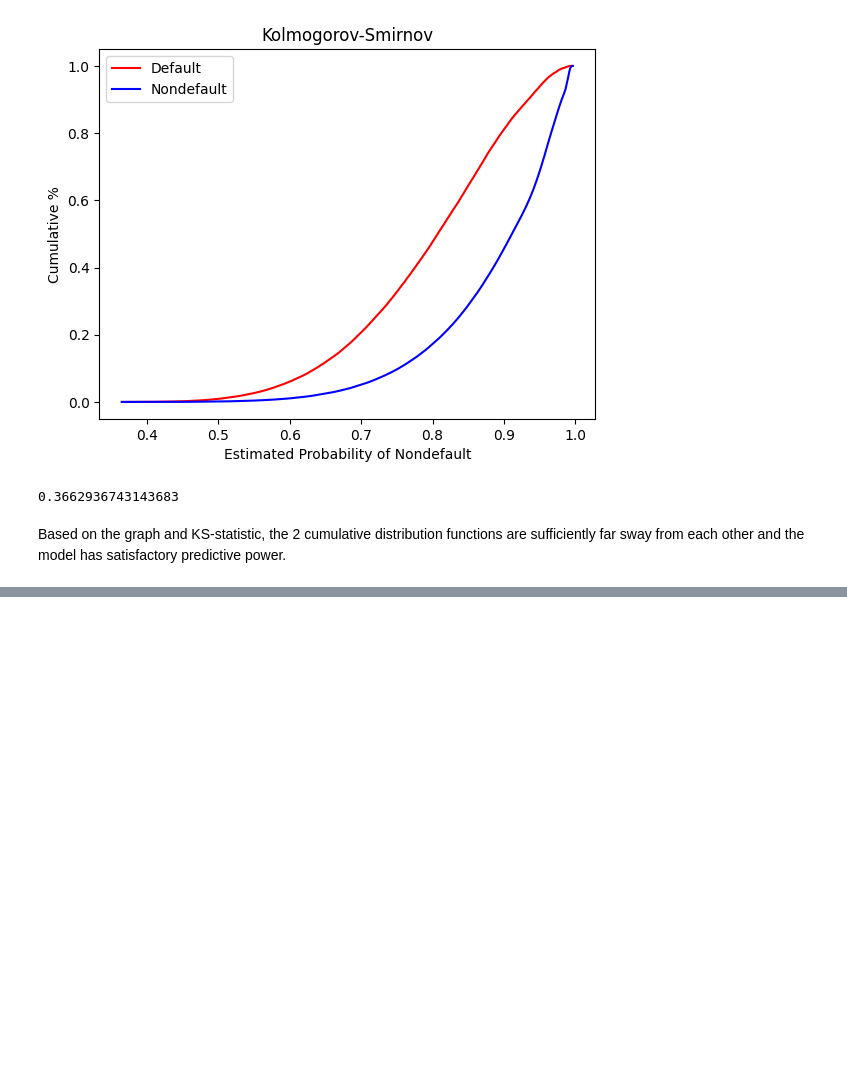
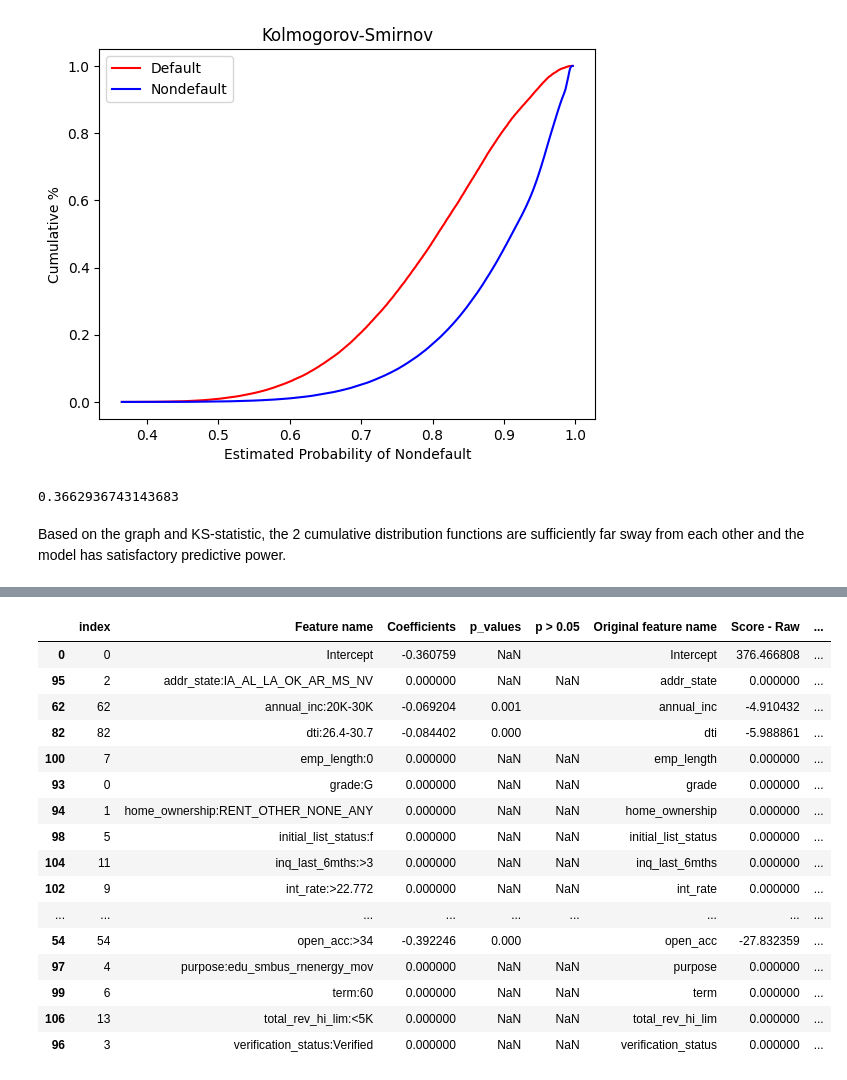
Before and after one commit to z252zhu/Credit-Risk-Modeling-on-Loan-Data, a Jupyter notebook: Credir Risk Modeling on Lending Club Loan Data - Modeling.ipynb, the cells around one changed output, grey strips where cells are left out. Drawn from its saved outputs; the diff is of its cells as text; code cells hidden in the pictures; blank space fills up the shorter version.

```diff
--- a/Credir Risk Modeling on Lending Club Loan Data - Modeling.ipynb
+++ b/Credir Risk Modeling on Lending Club Loan Data - Modeling.ipynb
@@ -1027,0 +1147,20 @@ Based on the graph and KS-statistic, the 2 cumulative distribution functions are
+# %%
+df_scorecard.loc[df_scorecard.groupby('Original feature name')['Score - Preliminary'].idxmin()]
+# %% [output]
+|  | index | Feature name | Coefficients | p_values | p > 0.05 | Original feature name | Score - Raw | ... |
+| 0 | 0 | Intercept | -0.360759 | NaN |  | Intercept | 376.466808 | ... |
+| 95 | 2 | addr_state:IA_AL_LA_OK_AR_MS_NV | 0.000000 | NaN | NaN | addr_state | 0.000000 | ... |
+| 62 | 62 | annual_inc:20K-30K | -0.069204 | 0.001 |  | annual_inc | -4.910432 | ... |
+| 82 | 82 | dti:26.4-30.7 | -0.084402 | 0.000 |  | dti | -5.988861 | ... |
+| 100 | 7 | emp_length:0 | 0.000000 | NaN | NaN | emp_length | 0.000000 | ... |
+| 93 | 0 | grade:G | 0.000000 | NaN | NaN | grade | 0.000000 | ... |
+| 94 | 1 | home_ownership:RENT_OTHER_NONE_ANY | 0.000000 | NaN | NaN | home_ownership | 0.000000 | ... |
+| 98 | 5 | initial_list_status:f | 0.000000 | NaN | NaN | initial_list_status | 0.000000 | ... |
+| 104 | 11 | inq_last_6mths:>3 | 0.000000 | NaN | NaN | inq_last_6mths | 0.000000 | ... |
+| 102 | 9 | int_rate:>22.772 | 0.000000 | NaN | NaN | int_rate | 0.000000 | ... |
+| ... | ... | ... | ... | ... | ... | ... | ... | ... |
+| 54 | 54 | open_acc:>34 | -0.392246 | 0.000 |  | open_acc | -27.832359 | ... |
+| 97 | 4 | purpose:edu_smbus_rnenergy_mov | 0.000000 | NaN | NaN | purpose | 0.000000 | ... |
+| 99 | 6 | term:60 | 0.000000 | NaN | NaN | term | 0.000000 | ... |
+| 106 | 13 | total_rev_hi_lim:<5K | 0.000000 | NaN | NaN | total_rev_hi_lim | 0.000000 | ... |
+| 96 | 3 | verification_status:Verified | 0.000000 | NaN | NaN | verification_status | 0.000000 | ... |
```
Also changed, not shown: parts of 44 cells of this notebook.
